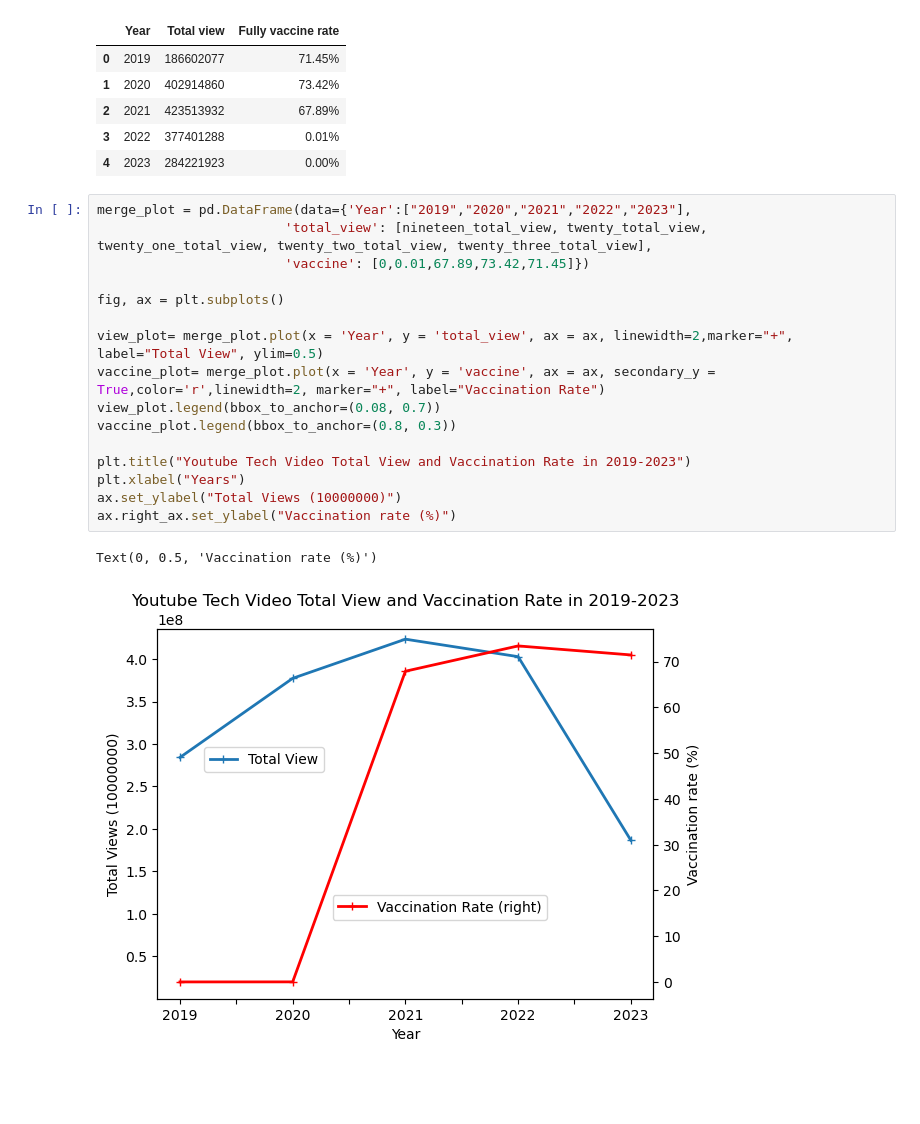
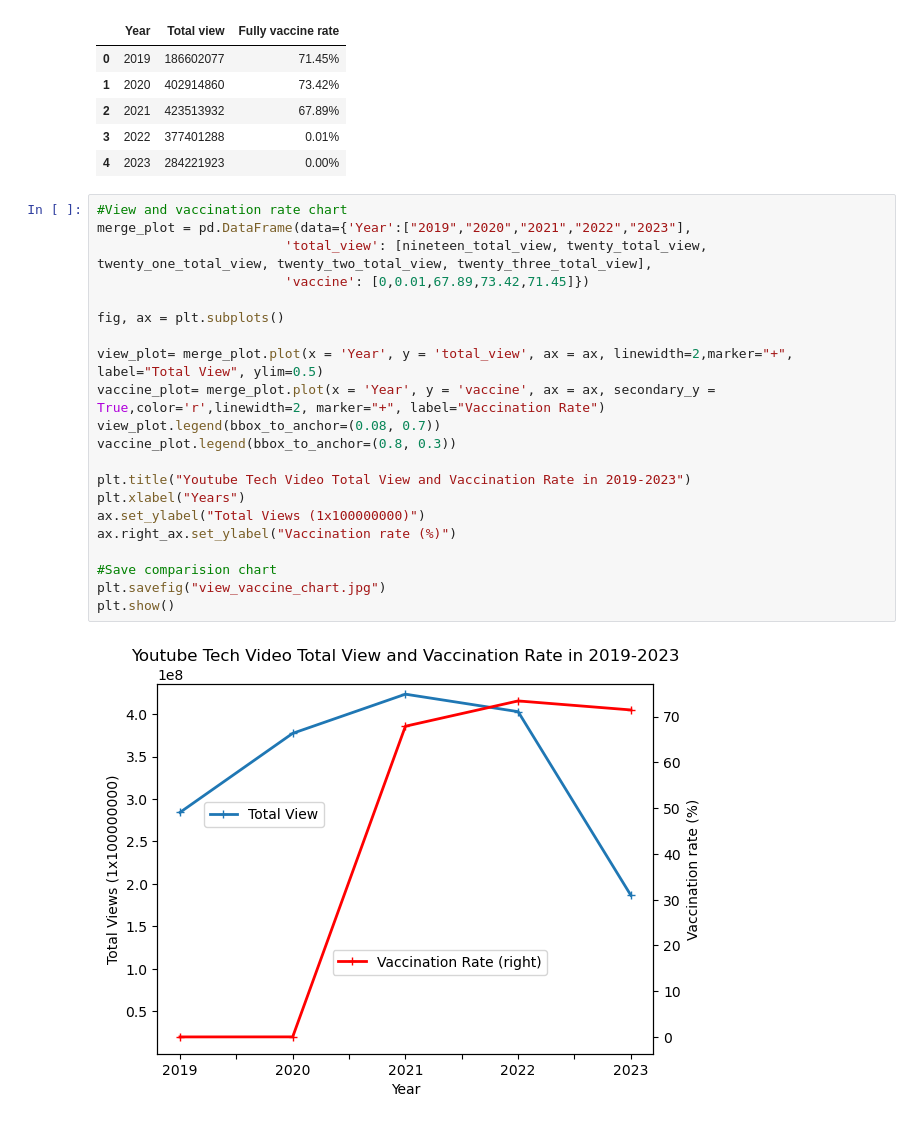
Before and after one commit to AhldenBrough/Covid-vs-Tech-Careers, a Jupyter notebook: youtube video analysis.ipynb, the cells around one changed output. Drawn from its saved outputs; the diff is of its cells as text; blank space fills up the shorter version.

```diff
--- a/youtube video analysis.ipynb
+++ b/youtube video analysis.ipynb
@@ -440,21 +473,25 @@ merge_plot
 | 3 | 2022 | 377401288 | 0.01% |
 | 4 | 2023 | 284221923 | 0.00% |
 # %%
+#View and vaccination rate chart
 merge_plot = pd.DataFrame(data={'Year':["2019","2020","2021","2022","2023"],
                         'total_view': [nineteen_total_view, twenty_total_view, twenty_one_total_view, twenty_two_total_view, twenty_three_total_view],
                         'vaccine': [0,0.01,67.89,73.42,71.45]})
 
 fig, ax = plt.subplots()
 
 view_plot= merge_plot.plot(x = 'Year', y = 'total_view', ax = ax, linewidth=2,marker="+", label="Total View", ylim=0.5)
 vaccine_plot= merge_plot.plot(x = 'Year', y = 'vaccine', ax = ax, secondary_y = True,color='r',linewidth=2, marker="+", label="Vaccination Rate")
 view_plot.legend(bbox_to_anchor=(0.08, 0.7))
 vaccine_plot.legend(bbox_to_anchor=(0.8, 0.3))
 
 plt.title("Youtube Tech Video Total View and Vaccination Rate in 2019-2023")
 plt.xlabel("Years")
-ax.set_ylabel("Total Views (10000000)")
+ax.set_ylabel("Total Views (1x100000000)")
 ax.right_ax.set_ylabel("Vaccination rate (%)")
+
+#Save comparision chart
+plt.savefig("view_vaccine_chart.jpg")
+plt.show()
 # %% [output]
-Text(0, 0.5, 'Vaccination rate (%)')
-[figure, old version]
+[figure, new version]
```
Also changed, not shown: parts of 7 cells of this notebook, 7 other files.
